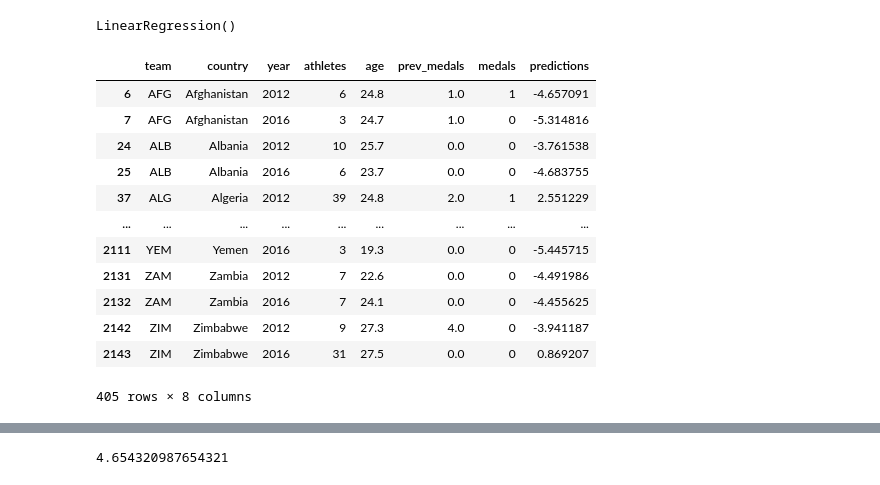
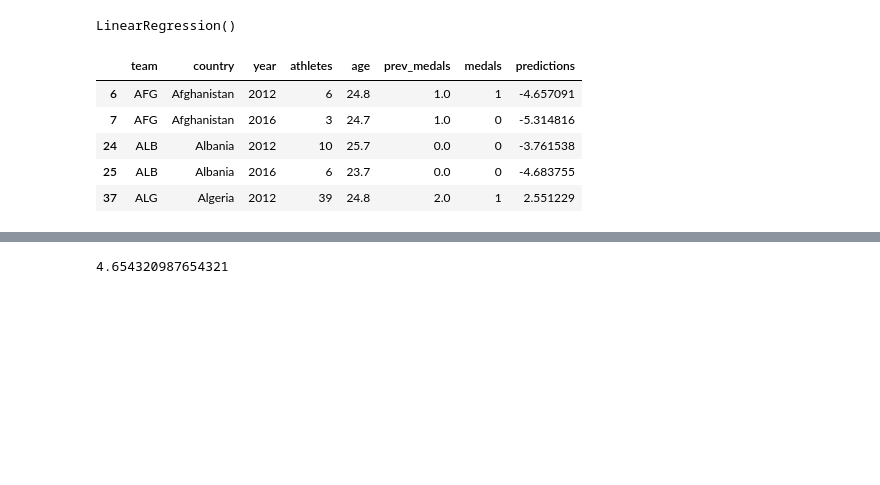
Before and after one commit to AyonChatterjee/ML-Projects-, a Jupyter notebook: OlympicsPredictions.ipynb, the cells around one changed output, grey strips where cells are left out. Saved outputs shown, nothing was run; the diff lists cells and outputs as text; code cells hidden in the pictures; blank space fills up the shorter version.

```diff
--- a/OlympicsPredictions.ipynb
+++ b/OlympicsPredictions.ipynb
@@ -154,24 +141,17 @@ LinearRegression()
 # %%
 predictions = reg.predict(test[predictors])
 
 test["predictions"] = predictions
 
 
-test
+test.head()
 # %% [output]
 |  | team | country | year | athletes | age | prev_medals | medals | predictions |
 | 6 | AFG | Afghanistan | 2012 | 6 | 24.8 | 1.0 | 1 | -4.657091 |
 | 7 | AFG | Afghanistan | 2016 | 3 | 24.7 | 1.0 | 0 | -5.314816 |
 | 24 | ALB | Albania | 2012 | 10 | 25.7 | 0.0 | 0 | -3.761538 |
 | 25 | ALB | Albania | 2016 | 6 | 23.7 | 0.0 | 0 | -4.683755 |
 | 37 | ALG | Algeria | 2012 | 39 | 24.8 | 2.0 | 1 | 2.551229 |
-| ... | ... | ... | ... | ... | ... | ... | ... | ... |
-| 2111 | YEM | Yemen | 2016 | 3 | 19.3 | 0.0 | 0 | -5.445715 |
-| 2131 | ZAM | Zambia | 2012 | 7 | 22.6 | 0.0 | 0 | -4.491986 |
-| 2132 | ZAM | Zambia | 2016 | 7 | 24.1 | 0.0 | 0 | -4.455625 |
-| 2142 | ZIM | Zimbabwe | 2012 | 9 | 27.3 | 4.0 | 0 | -3.941187 |
-| 2143 | ZIM | Zimbabwe | 2016 | 31 | 27.5 | 0.0 | 0 | 0.869207 |
-405 rows × 8 columns
 # %%
 test.loc[test["predictions"] < 0 , "predictions"] = 0
 test["predictions"] = test["predictions"].round()
```
Also changed, not shown: parts of 14 cells of this notebook.
